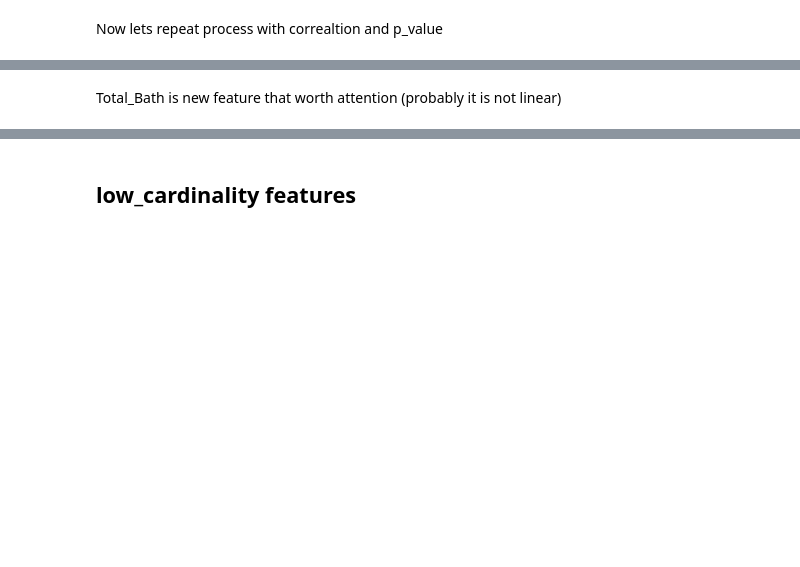
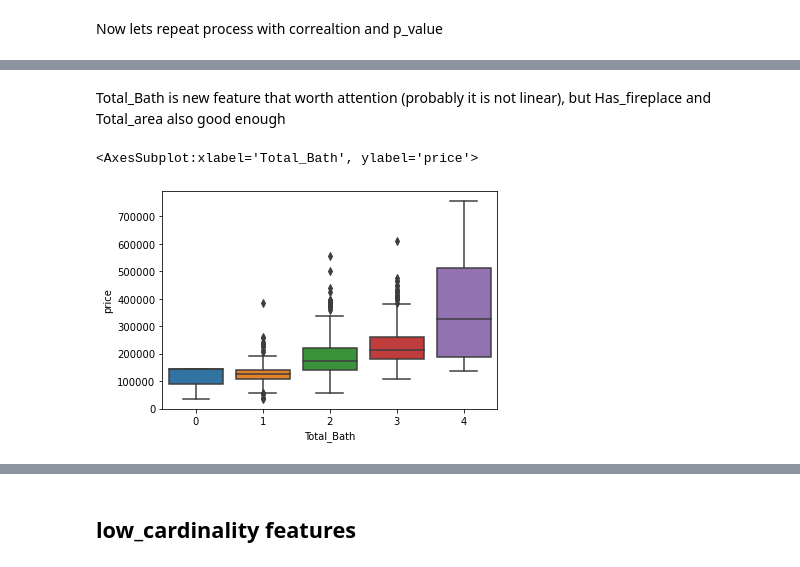
Before and after one commit to Golden-dreamer/kaggle-house, a Jupyter notebook: notebooks/Data exploration.ipynb, the cells around one changed output, grey strips where cells are left out. Drawn from its saved outputs; the diff is of its cells as text; code cells hidden in the pictures; blank space fills up the shorter version.

```diff
--- a/notebooks/Data exploration.ipynb
+++ b/notebooks/Data exploration.ipynb
@@ -536,14 +535,14 @@ PoolArea
 # %%
 areas = ['LotArea', 'MasVnrArea', 'GrLivArea','GarageArea','PoolArea']
 # %%
-selected_features_df = Full_train[price_corr.index].copy(deep=True)
-selected_features_df['Has_pool'] = Full_train['PoolArea'] > 0
-selected_features_df['Has_fireplace'] = Full_train['Fireplaces'] > 0
-selected_features_df['Total_porch'] = Full_train[porch].sum(axis=1)
-selected_features_df['Total_BSM_bath'] = Full_train[BSM_bath].sum(axis=1)
-selected_features_df['Has_2flr'] = Full_train['2ndFlrSF'] > 0
-selected_features_df['Total_Bath'] = Full_train[bath].sum(axis=1)
-selected_features_df['Has_garage'] = Full_train['GarageArea'] > 0
-selected_features_df['Total_area'] = Full_train[areas].sum(axis=1)
-selected_features_df
+new_features_df = pd.DataFrame(index=Full_train.index)
+new_features_df['Has_pool'] = Full_train['PoolArea'] > 0
+new_features_df['Has_fireplace'] = Full_train['Fireplaces'] > 0
+new_features_df['Total_porch'] = Full_train[porch].sum(axis=1)
+new_features_df['Total_BSM_bath'] = Full_train[BSM_bath].sum(axis=1)
+new_features_df['Has_2flr'] = Full_train['2ndFlrSF'] > 0
+new_features_df['Total_Bath'] = Full_train[bath].sum(axis=1)
+new_features_df['Has_garage'] = Full_train['GarageArea'] > 0
+new_features_df['Total_area'] = Full_train[areas].sum(axis=1)
+new_features_df
 # %% [output]
@@ -551,5 +563,5 @@ NameError: name 'price_corr' is not defined
 # %%
 bools = ['Has_pool', 'Has_fireplace', 'Has_2flr', 'Has_garage']
 # %%
-selected_features_df[bools] = selected_features_df[bools].astype(int)
-selected_features_df.dtypes
+new_features_df[bools] = new_features_df[bools].astype(int)
+new_features_df.dtypes
@@ -568,5 +604,10 @@ for feature in new_added_cols:
 # %% [markdown]
 Total_Bath is new feature that worth attention
-(probably it is not linear)
+(probably it is not linear), but Has_fireplace and Total_area also good enough
+# %%
+selected_new_features_df = new_features_df[['Total_area', 'Has_fireplace', 'Total_Bath']].join(y_full)
 # %%
-sns.boxplot(x='Total_Bath', y='SalePrice', data=selected_features_df)
+sns.boxplot(x='Total_Bath', y='price', data=selected_new_features_df)
+# %% [output]
+<AxesSubplot:xlabel='Total_Bath', ylabel='price'>
+[figure, added]
```
Also changed, not shown: parts of 131 cells of this notebook, 1 other file.
